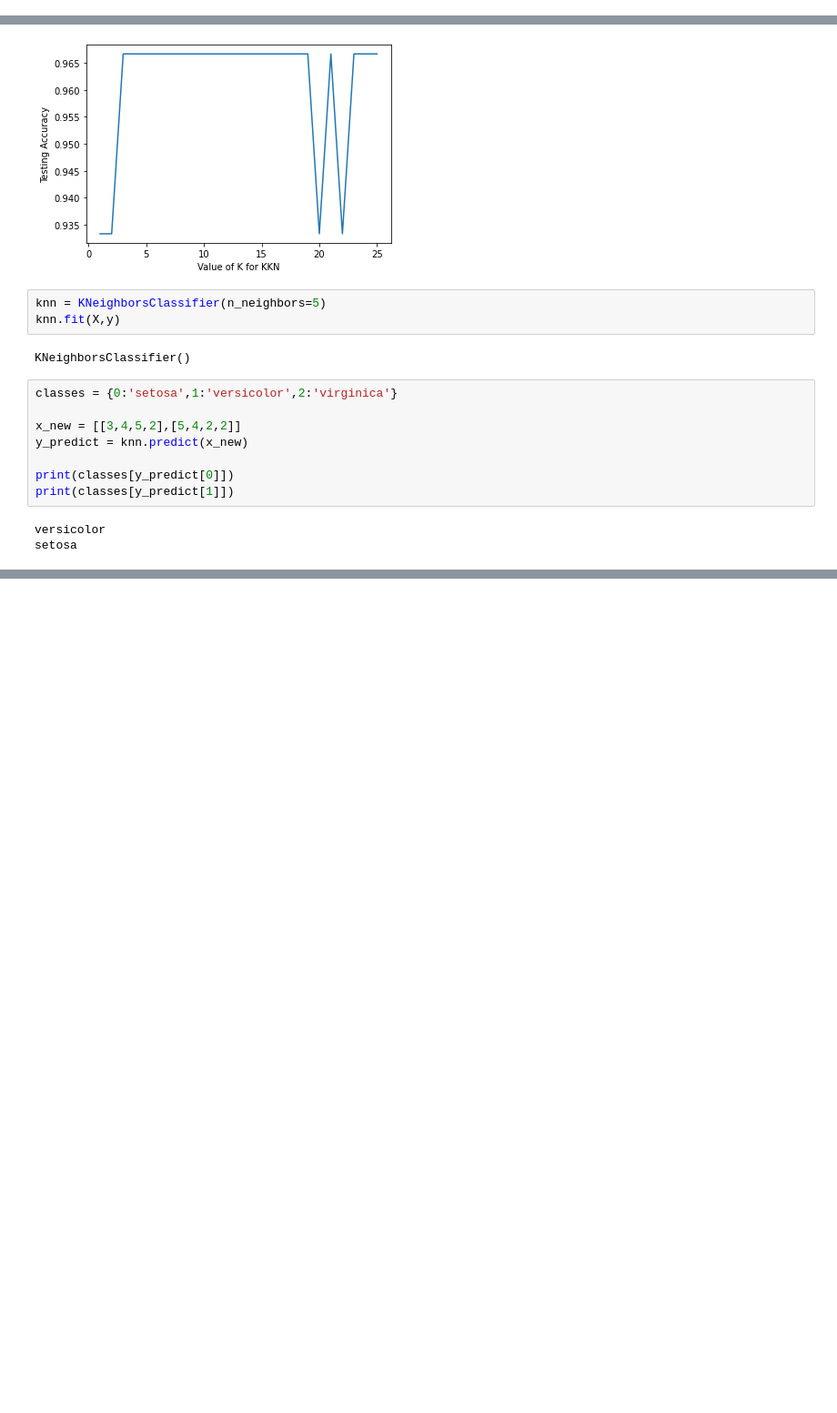
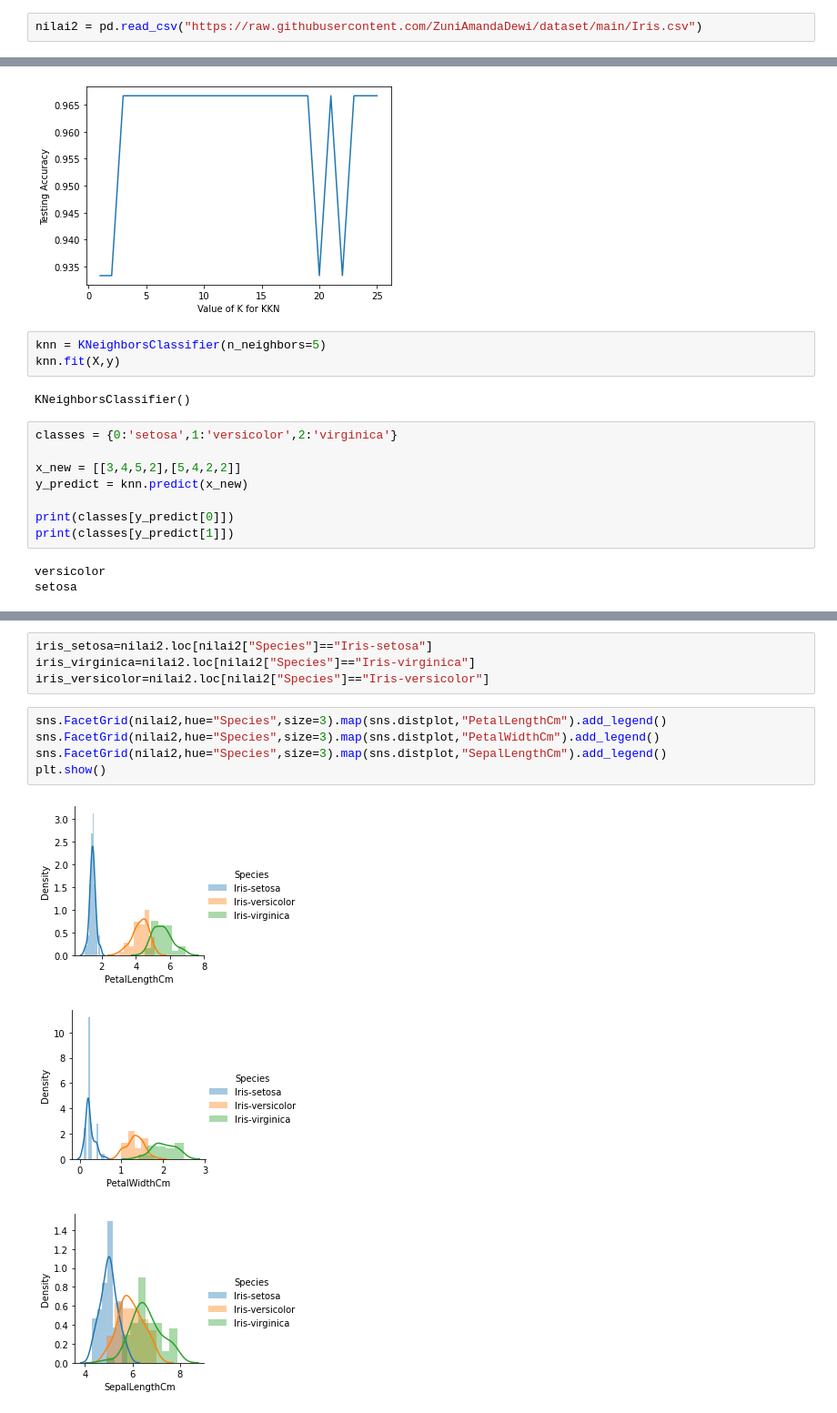
Before and after one commit to ZuniAmandaDewi/datamining, a Jupyter notebook: _sources/tugas_pendat/Tugas.ipynb, the cells around one changed output, grey strips where cells are left out. Shown: that part at 91% size. Drawn from its saved outputs; the diff is of its cells as text; blank space fills up the shorter version.

```diff
--- a/_sources/tugas_pendat/Tugas.ipynb
+++ b/_sources/tugas_pendat/Tugas.ipynb
@@ -245,3 +261,5 @@ nilai2 = pd.read_csv("https://raw.githubusercontent.com/ZuniAmandaDewi/dataset/m
+# %%
+nilai2 = pd.read_csv("https://raw.githubusercontent.com/ZuniAmandaDewi/dataset/main/Iris.csv")
 # %%
 nilai2
 # %% [output]
@@ -487,0 +702,13 @@ setosa
+# %%
+iris_setosa=nilai2.loc[nilai2["Species"]=="Iris-setosa"]
+iris_virginica=nilai2.loc[nilai2["Species"]=="Iris-virginica"]
+iris_versicolor=nilai2.loc[nilai2["Species"]=="Iris-versicolor"]
+# %%
+sns.FacetGrid(nilai2,hue="Species",size=3).map(sns.distplot,"PetalLengthCm").add_legend()
+sns.FacetGrid(nilai2,hue="Species",size=3).map(sns.distplot,"PetalWidthCm").add_legend()
+sns.FacetGrid(nilai2,hue="Species",size=3).map(sns.distplot,"SepalLengthCm").add_legend()
+plt.show()
+# %% [output]
+[figure, added]
+[figure, added]
+[figure, added]
```
Also changed, not shown: parts of 35 cells of this notebook, 13 other files.
